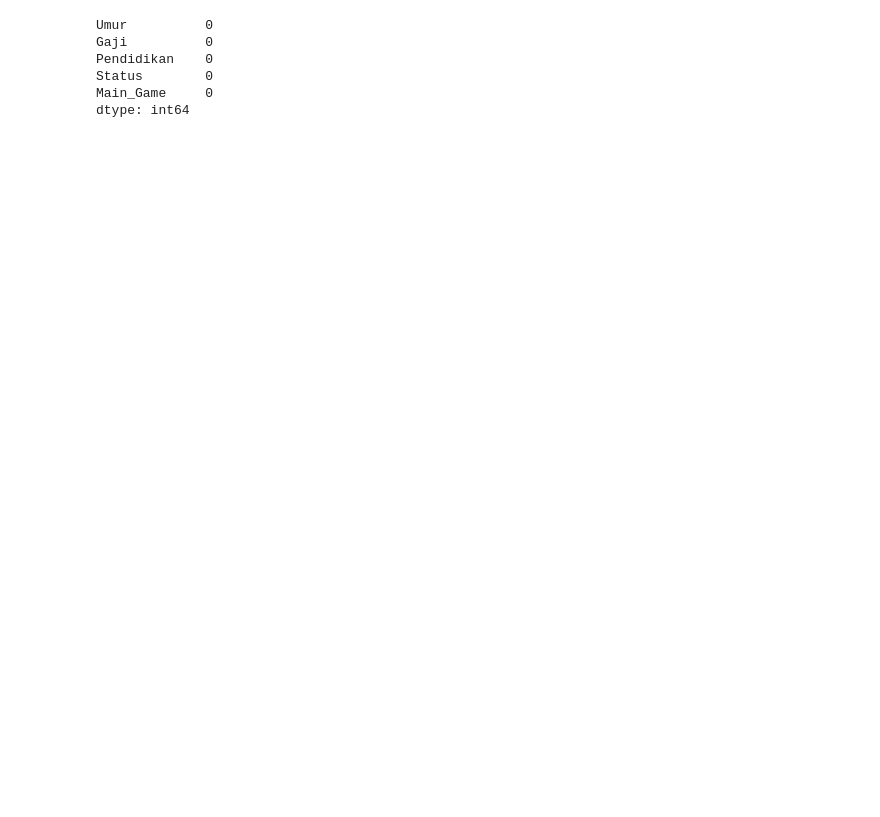
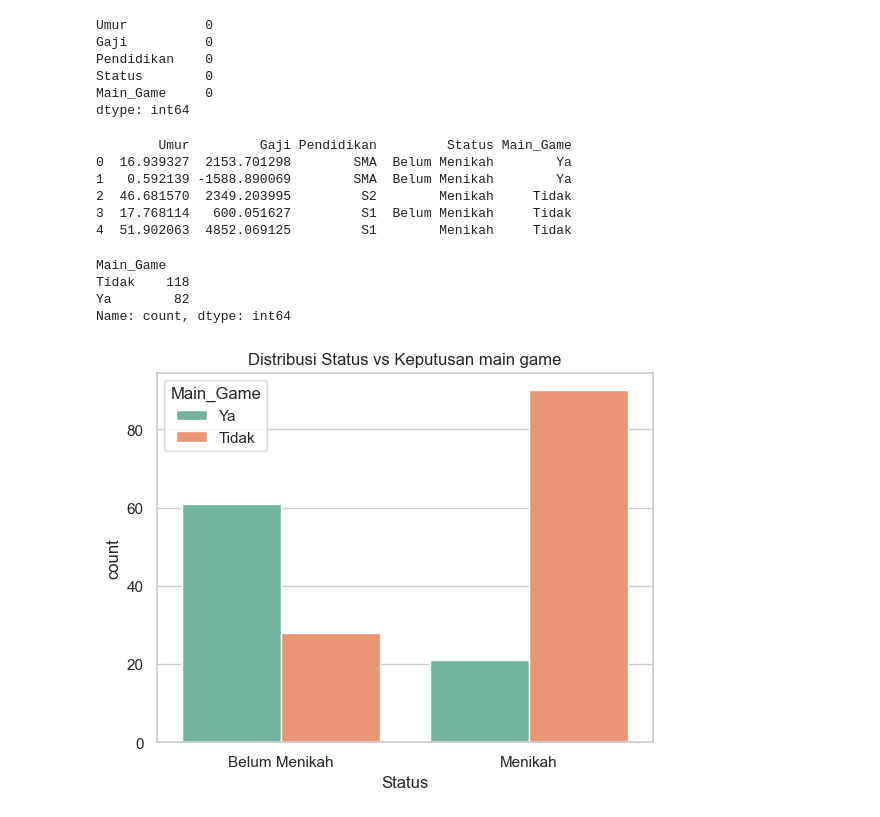
Before and after one commit to rosan-f/dicoding-asah-machine-learning, a Jupyter notebook: materi/supervised-learning/clasification/decission-tree.ipynb, the cells around one changed output. Saved outputs shown, nothing was run; the diff lists cells and outputs as text; code cells hidden in the pictures; blank space fills up the shorter version.

```diff
--- a/materi/supervised-learning/clasification/decission-tree.ipynb
+++ b/materi/supervised-learning/clasification/decission-tree.ipynb
@@ -57,3 +61,39 @@ Pendidikan    0
 Status        0
 Main_Game     0
 dtype: int64
+# %%
+from sdv.single_table import ctgan  # huruf kecil!
+
+# Buat instance CTGAN
+model = ctgan.CTGAN(epochs=500)
+
+# Fit ke data
+model.fit(df, discrete_columns=["Pendidikan", "Status", "Main_Game"])
+
+# Generate data sintetis
+synthetic_data = model.sample(200)
+print(synthetic_data.head())
+# %% [output]
+        Umur         Gaji Pendidikan         Status Main_Game
+0  16.939327  2153.701298        SMA  Belum Menikah        Ya
+1   0.592139 -1588.890069        SMA  Belum Menikah        Ya
+2  46.681570  2349.203995         S2        Menikah     Tidak
+3  17.768114   600.051627         S1  Belum Menikah     Tidak
+4  51.902063  4852.069125         S1        Menikah     Tidak
+# %%
+synthetic_data.describe(include="all")
+
+df = synthetic_data
+# %%
+df["Main_Game"].value_counts()
+# %% [output]
+Main_Game
+Tidak    118
+Ya        82
+Name: count, dtype: int64
+# %%
+sns.countplot(x="Status", hue="Main_Game", data=df, palette="Set2")
+plt.title("Distribusi Status vs Keputusan main game")
+plt.show()
+# %% [output]
+[figure, added]
```
Also changed, not shown: parts of 12 cells of this notebook.
